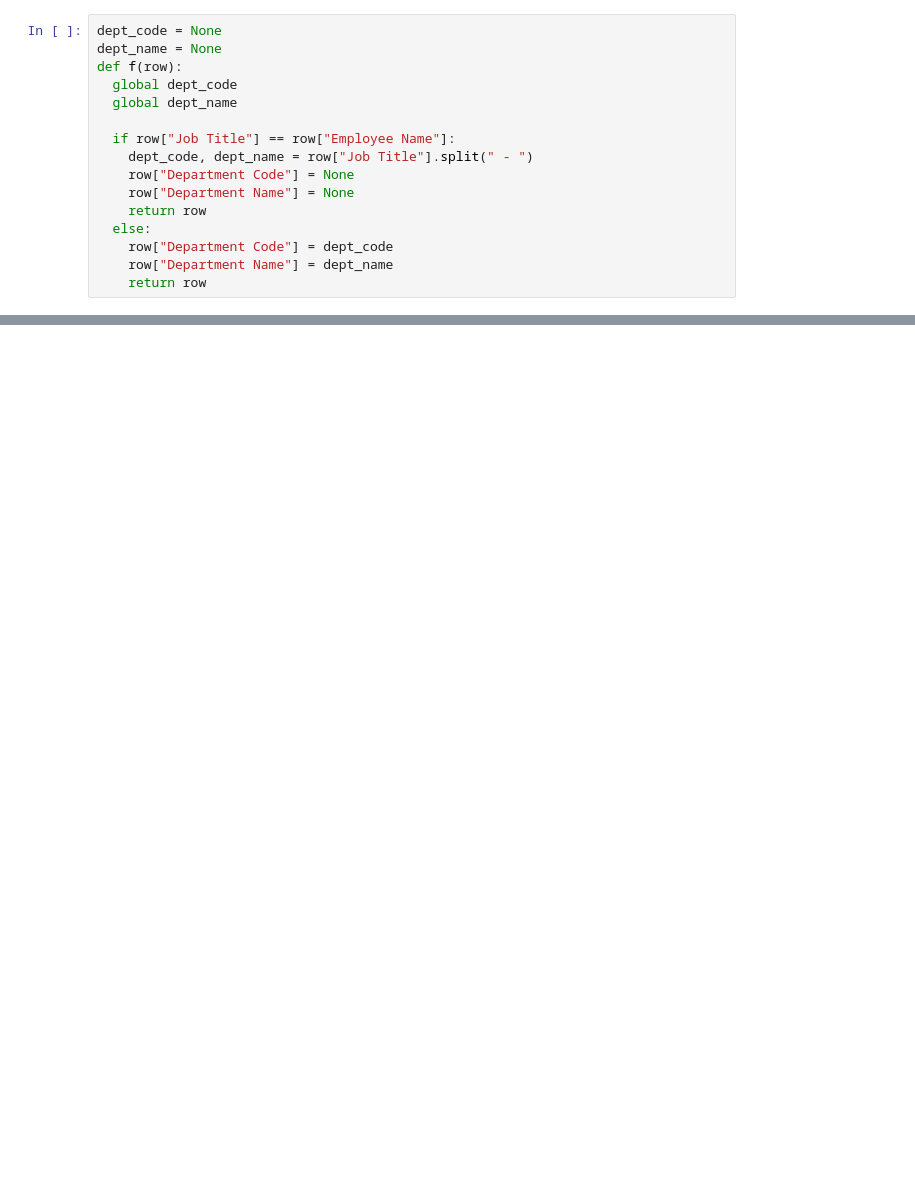
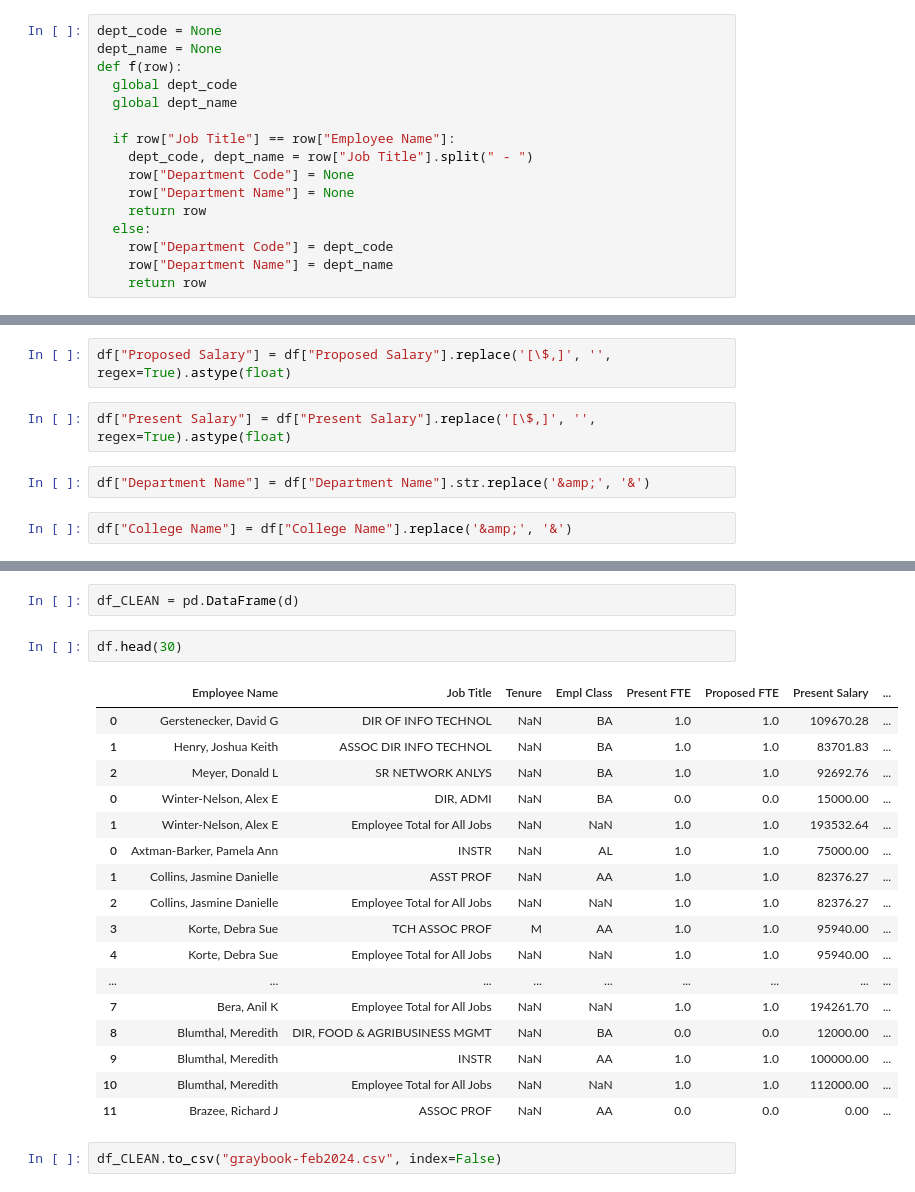
Before and after one commit to wadefagen/datasets, a Jupyter notebook: graybook/src/scrapeActive.ipynb, the cells around one changed output, grey strips where cells are left out. Saved outputs shown, nothing was run; the diff lists cells and outputs as text; blank space fills up the shorter version.

Commit message:
graybook update (messy)

```diff
--- a/graybook/src/scrapeActive.ipynb
+++ b/graybook/src/scrapeActive.ipynb
@@ -27,0 +127,8 @@ def f(row):
+# %%
+df["Proposed Salary"] = df["Proposed Salary"].replace('[\$,]', '', regex=True).astype(float)
+# %%
+df["Present Salary"] = df["Present Salary"].replace('[\$,]', '', regex=True).astype(float)
+# %%
+df["Department Name"] = df["Department Name"].str.replace('&amp;', '&')
+# %%
+df["College Name"] = df["College Name"].replace('&amp;', '&')
@@ -27,0 +204,24 @@ def f(row):
+# %%
+df_CLEAN = pd.DataFrame(d)
+# %%
+df.head(30)
+# %% [output]
+|  | Employee Name | Job Title | Tenure | Empl Class | Present FTE | Proposed FTE | Present Salary | ... |
+| 0 | Gerstenecker, David G | DIR OF INFO TECHNOL | NaN | BA | 1.0 | 1.0 | 109670.28 | ... |
+| 1 | Henry, Joshua Keith | ASSOC DIR INFO TECHNOL | NaN | BA | 1.0 | 1.0 | 83701.83 | ... |
+| 2 | Meyer, Donald L | SR NETWORK ANLYS | NaN | BA | 1.0 | 1.0 | 92692.76 | ... |
+| 0 | Winter-Nelson, Alex E | DIR, ADMI | NaN | BA | 0.0 | 0.0 | 15000.00 | ... |
+| 1 | Winter-Nelson, Alex E | Employee Total for All Jobs | NaN | NaN | 1.0 | 1.0 | 193532.64 | ... |
+| 0 | Axtman-Barker, Pamela Ann | INSTR | NaN | AL | 1.0 | 1.0 | 75000.00 | ... |
+| 1 | Collins, Jasmine Danielle | ASST PROF | NaN | AA | 1.0 | 1.0 | 82376.27 | ... |
+| 2 | Collins, Jasmine Danielle | Employee Total for All Jobs | NaN | NaN | 1.0 | 1.0 | 82376.27 | ... |
+| 3 | Korte, Debra Sue | TCH ASSOC PROF | M | AA | 1.0 | 1.0 | 95940.00 | ... |
+| 4 | Korte, Debra Sue | Employee Total for All Jobs | NaN | NaN | 1.0 | 1.0 | 95940.00 | ... |
+| ... | ... | ... | ... | ... | ... | ... | ... | ... |
+| 7 | Bera, Anil K | Employee Total for All Jobs | NaN | NaN | 1.0 | 1.0 | 194261.70 | ... |
+| 8 | Blumthal, Meredith | DIR, FOOD & AGRIBUSINESS MGMT | NaN | BA | 0.0 | 0.0 | 12000.00 | ... |
+| 9 | Blumthal, Meredith | INSTR | NaN | AA | 1.0 | 1.0 | 100000.00 | ... |
+| 10 | Blumthal, Meredith | Employee Total for All Jobs | NaN | NaN | 1.0 | 1.0 | 112000.00 | ... |
+| 11 | Brazee, Richard J | ASSOC PROF | NaN | AA | 0.0 | 0.0 | 0.00 | ... |
+# %%
+df_CLEAN.to_csv("graybook-feb2024.csv", index=False)
```
Also changed, not shown: parts of 14 cells of this notebook, 1 other file.
